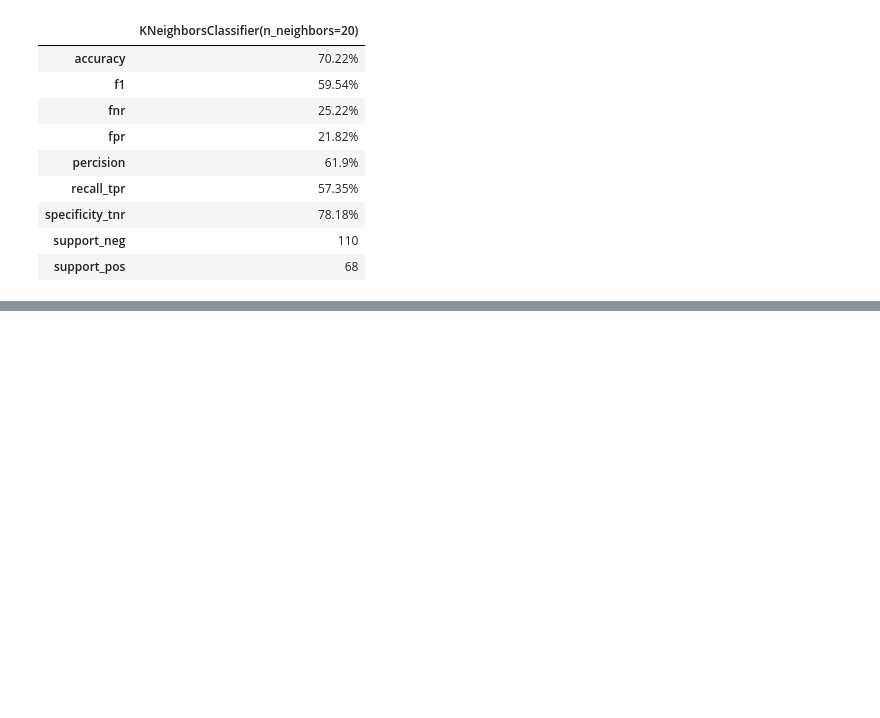
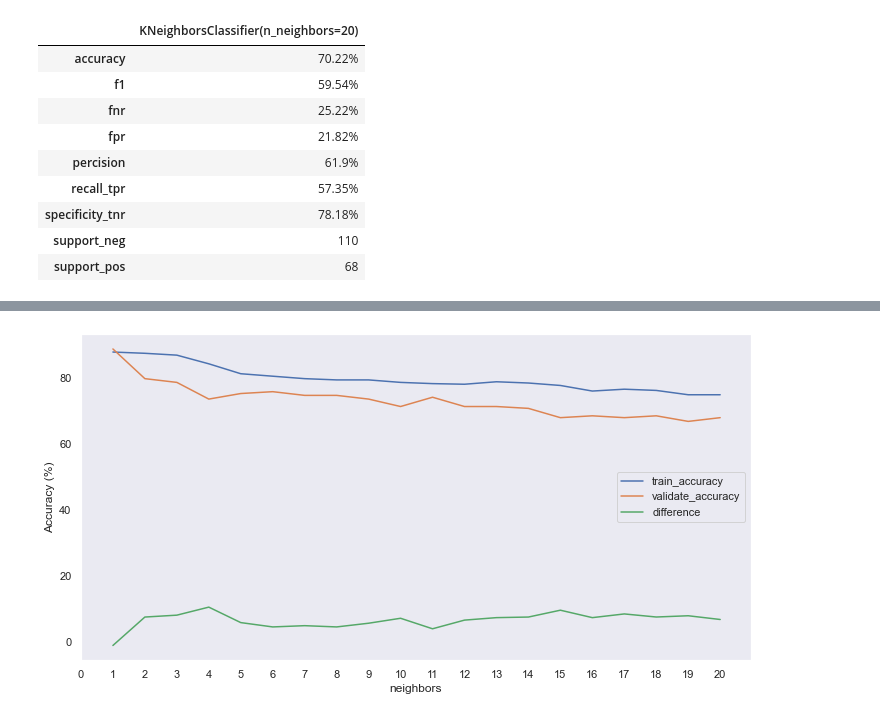
Before and after one commit to morgancross2/classification-exercises, a Jupyter notebook: model.ipynb, the cells around one changed output, grey strips where cells are left out. Saved outputs shown, nothing was run; the diff lists cells and outputs as text; code cells hidden in the pictures; blank space fills up the shorter version.

```diff
--- a/model.ipynb
+++ b/model.ipynb
@@ -1039,0 +1041,4 @@ pd.DataFrame(models).T
+# %%
+# test it out!
+train_df = model.binary_KNN_data(X_train, y_train, 'uniform')
+train_df
@@ -1039,0 +1063,3 @@ pd.DataFrame(models).T
+# %%
+val_df = model.binary_KNN_data(X_val, y_val, 'uniform')
+val_df
@@ -1039,0 +1084,5 @@ pd.DataFrame(models).T
+# %%
+compare = pd.DataFrame({'neighbors': train_df.neighbors.astype(int),
+                     'train_accuracy': train_df.accuracy.str.strip('%').astype(float),
+                     'validate_accuracy': val_df.accuracy.str.strip('%').astype(float)})
+compare
@@ -1039,0 +1107,6 @@ pd.DataFrame(models).T
+# %%
+compare.neighbors = compare.neighbors.astype(int)
+compare.train_accuracy = compare.train_accuracy.astype(float)
+compare.validate_accuracy = compare.validate_accuracy.astype(float)
+compare['difference'] = compare.train_accuracy - compare.validate_accuracy
+compare.info()
@@ -1039,0 +1145,7 @@ pd.DataFrame(models).T
+# %%
+compare.set_index('neighbors').plot(figsize=(12,6))
+plt.ylabel('Accuracy (%)')
+plt.xticks(np.arange(0,21,1))
+plt.grid()
+# %% [output]
+[figure, added]
```
Also changed, not shown: parts of 55 cells of this notebook.
